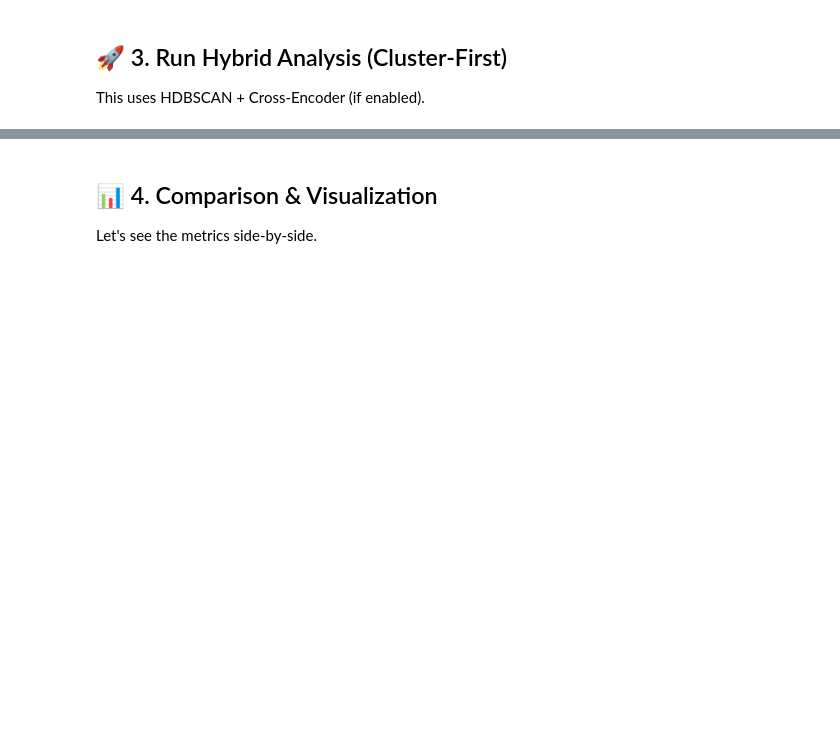
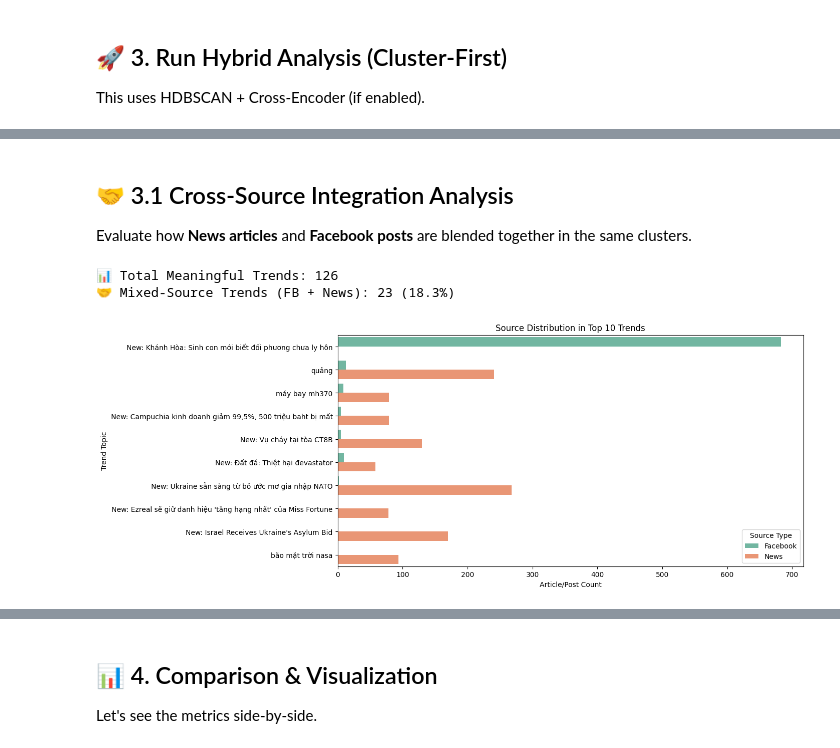
Before and after one commit to GadGadGad/Real-time-Trend-Detection-on-Social-Media-Data, a Jupyter notebook: notebooks/analysis-playground.ipynb, the cells around one changed output, grey strips where cells are left out. Cells and saved outputs as stored; diff of their text form; code cells hidden in the pictures; blank space fills up the shorter version.

```diff
--- a/notebooks/analysis-playground.ipynb
+++ b/notebooks/analysis-playground.ipynb
@@ -384,0 +572,32 @@ Normalization progress: 4000/4679
+# %% [markdown]
+## 🤝 3.1 Cross-Source Integration Analysis
+Evaluate how **News articles** and **Facebook posts** are blended together in the same clusters.
+# %%
+# 1. Define Source Type
+df_hyb = pd.DataFrame(matches_hybrid)
+
+df_hyb['source_type'] = df_hyb['source'].apply(lambda x: 'Facebook' if isinstance(x, str) and 'Face:' in x else 'News')
+# 2. Calculate Mixing Statistics
+topic_sources = df_hyb.groupby(['final_topic', 'source_type']).size().unstack(fill_value=0)
+
+mixed_topics = topic_sources[(topic_sources['Facebook'] > 0) & (topic_sources['News'] > 0)]
+total_topics = df_hyb[df_hyb['topic_type'] != 'Noise']['final_topic'].nunique()
+
+print(f"📊 Total Meaningful Trends: {total_topics}")
+print(f"🤝 Mixed-Source Trends (FB + News): {len(mixed_topics)} ({len(mixed_topics)/total_topics*100:.1f}%)")
+
+# 3. Visualize Top 10 Trends (Source Distribution)
+top_10 = df_hyb[df_hyb['topic_type'] != 'Noise']['final_topic'].value_counts().head(10).index
+df_top10 = df_hyb[df_hyb['final_topic'].isin(top_10)]
+
+plt.figure(figsize=(12, 6))
+sns.countplot(data=df_top10, y='final_topic', hue='source_type', palette='Set2')
+plt.title("Source Distribution in Top 10 Trends")
+plt.xlabel("Article/Post Count")
+plt.ylabel("Trend Topic")
+plt.legend(title="Source Type")
+plt.show()
+# %% [output]
+📊 Total Meaningful Trends: 126
+🤝 Mixed-Source Trends (FB + News): 23 (18.3%)
+[figure, added]
```
Also changed, not shown: parts of 32 cells of this notebook, 36 other files.
